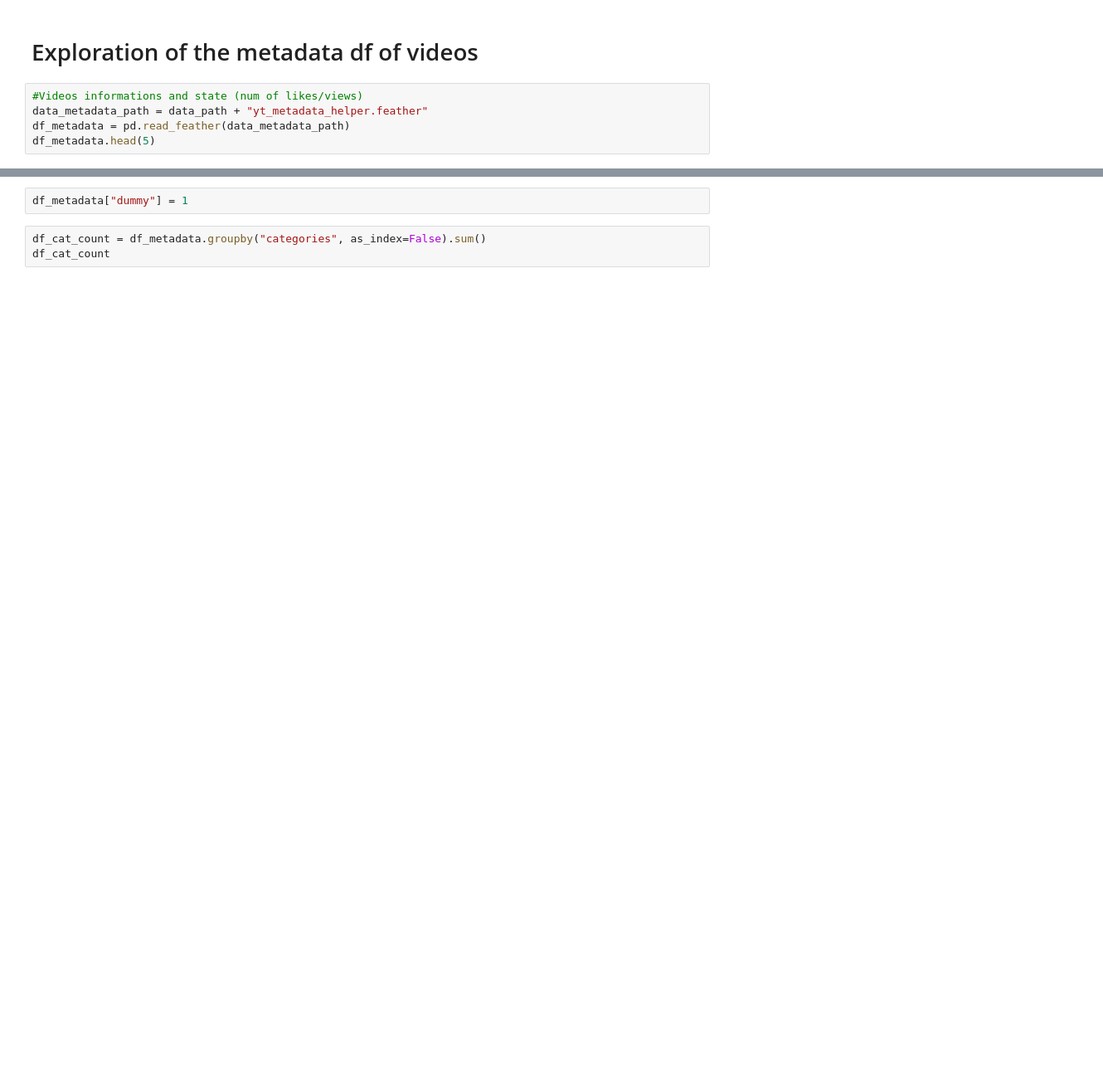
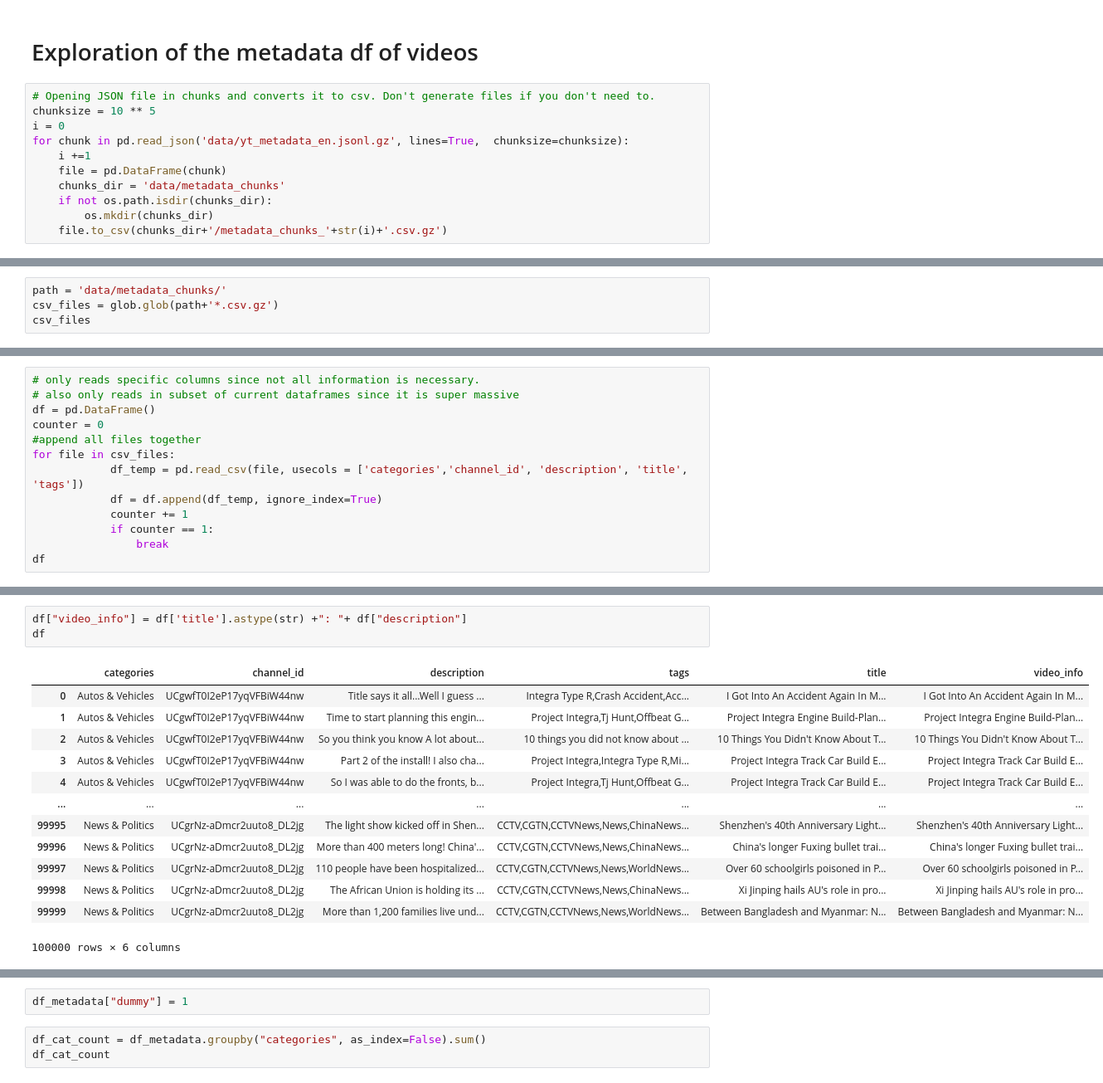
Before and after one commit to epfl-ada/ada-2022-project-chromegoldfish, a Jupyter notebook: exploration_arben.ipynb, the cells around one changed output, grey strips where cells are left out. Shown at 83% size. Drawn from its saved outputs; the diff is of its cells as text; blank space fills up the shorter version.

Commit message:
extract data from wiki link

```diff
--- a/exploration_arben.ipynb
+++ b/exploration_arben.ipynb
@@ -252,7 +308,13 @@ df_num_comments.head()
 # %% [markdown]
 # Exploration of the metadata df of videos
 # %%
-#Videos informations and state (num of likes/views)
-data_metadata_path = data_path + "yt_metadata_helper.feather"
-df_metadata = pd.read_feather(data_metadata_path)
-df_metadata.head(5)
+# Opening JSON file in chunks and converts it to csv. Don't generate files if you don't need to.
+chunksize = 10 ** 5
+i = 0
+for chunk in pd.read_json('data/yt_metadata_en.jsonl.gz', lines=True,  chunksize=chunksize):
+    i +=1
+    file = pd.DataFrame(chunk)
+    chunks_dir = 'data/metadata_chunks'
+    if not os.path.isdir(chunks_dir):
+        os.mkdir(chunks_dir)
+    file.to_csv(chunks_dir+'/metadata_chunks_'+str(i)+'.csv.gz')
@@ -265,0 +321,4 @@ df_metadata.head(5)
+# %%
+path = 'data/metadata_chunks/'
+csv_files = glob.glob(path+'*.csv.gz')
+csv_files
@@ -265,0 +343,13 @@ df_metadata.head(5)
+# %%
+# only reads specific columns since not all information is necessary.
+# also only reads in subset of current dataframes since it is super massive
+df = pd.DataFrame()
+counter = 0
+#append all files together
+for file in csv_files:
+            df_temp = pd.read_csv(file, usecols = ['categories','channel_id', 'description', 'title', 'tags'])
+            df = df.append(df_temp, ignore_index=True)
+            counter += 1
+            if counter == 1:
+                break
+df
@@ -265,0 +387,17 @@ df_metadata.head(5)
+# %%
+df["video_info"] = df['title'].astype(str) +": "+ df["description"]
+df
+# %% [output]
+|  | categories | channel_id | description | tags | title | video_info |
+| 0 | Autos & Vehicles | UCgwfT0I2eP17yqVFBiW44nw | Title says it all...Well I guess ... | Integra Type R,Crash Accident,Acc... | I Got Into An Accident Again In M... | I Got Into An Accident Again In M... |
+| 1 | Autos & Vehicles | UCgwfT0I2eP17yqVFBiW44nw | Time to start planning this engin... | Project Integra,Tj Hunt,Offbeat G... | Project Integra Engine Build-Plan... | Project Integra Engine Build-Plan... |
+| 2 | Autos & Vehicles | UCgwfT0I2eP17yqVFBiW44nw | So you think you know A lot about... | 10 things you did not know about ... | 10 Things You Didn't Know About T... | 10 Things You Didn't Know About T... |
+| 3 | Autos & Vehicles | UCgwfT0I2eP17yqVFBiW44nw | Part 2 of the install! I also cha... | Project Integra,Integra Type R,Mi... | Project Integra Track Car Build E... | Project Integra Track Car Build E... |
+| 4 | Autos & Vehicles | UCgwfT0I2eP17yqVFBiW44nw | So I was able to do the fronts, b... | Project Integra,Tj Hunt,Offbeat G... | Project Integra Track Car Build E... | Project Integra Track Car Build E... |
+| ... | ... | ... | ... | ... | ... | ... |
+| 99995 | News & Politics | UCgrNz-aDmcr2uuto8_DL2jg | The light show kicked off in Shen... | CCTV,CGTN,CCTVNews,News,ChinaNews... | Shenzhen's 40th Anniversary Light... | Shenzhen's 40th Anniversary Light... |
+| 99996 | News & Politics | UCgrNz-aDmcr2uuto8_DL2jg | More than 400 meters long! China'... | CCTV,CGTN,CCTVNews,News,ChinaNews... | China's longer Fuxing bullet trai... | China's longer Fuxing bullet trai... |
+| 99997 | News & Politics | UCgrNz-aDmcr2uuto8_DL2jg | 110 people have been hospitalized... | CCTV,CGTN,CCTVNews,News,WorldNews... | Over 60 schoolgirls poisoned in P... | Over 60 schoolgirls poisoned in P... |
+| 99998 | News & Politics | UCgrNz-aDmcr2uuto8_DL2jg | The African Union is holding its ... | CCTV,CGTN,CCTVNews,News,ChinaNews... | Xi Jinping hails AU's role in pro... | Xi Jinping hails AU's role in pro... |
+| 99999 | News & Politics | UCgrNz-aDmcr2uuto8_DL2jg | More than 1,200 families live und... | CCTV,CGTN,CCTVNews,News,WorldNews... | Between Bangladesh and Myanmar: N... | Between Bangladesh and Myanmar: N... |
+100000 rows × 6 columns
```
Also changed, not shown: parts of 16 cells of this notebook.
